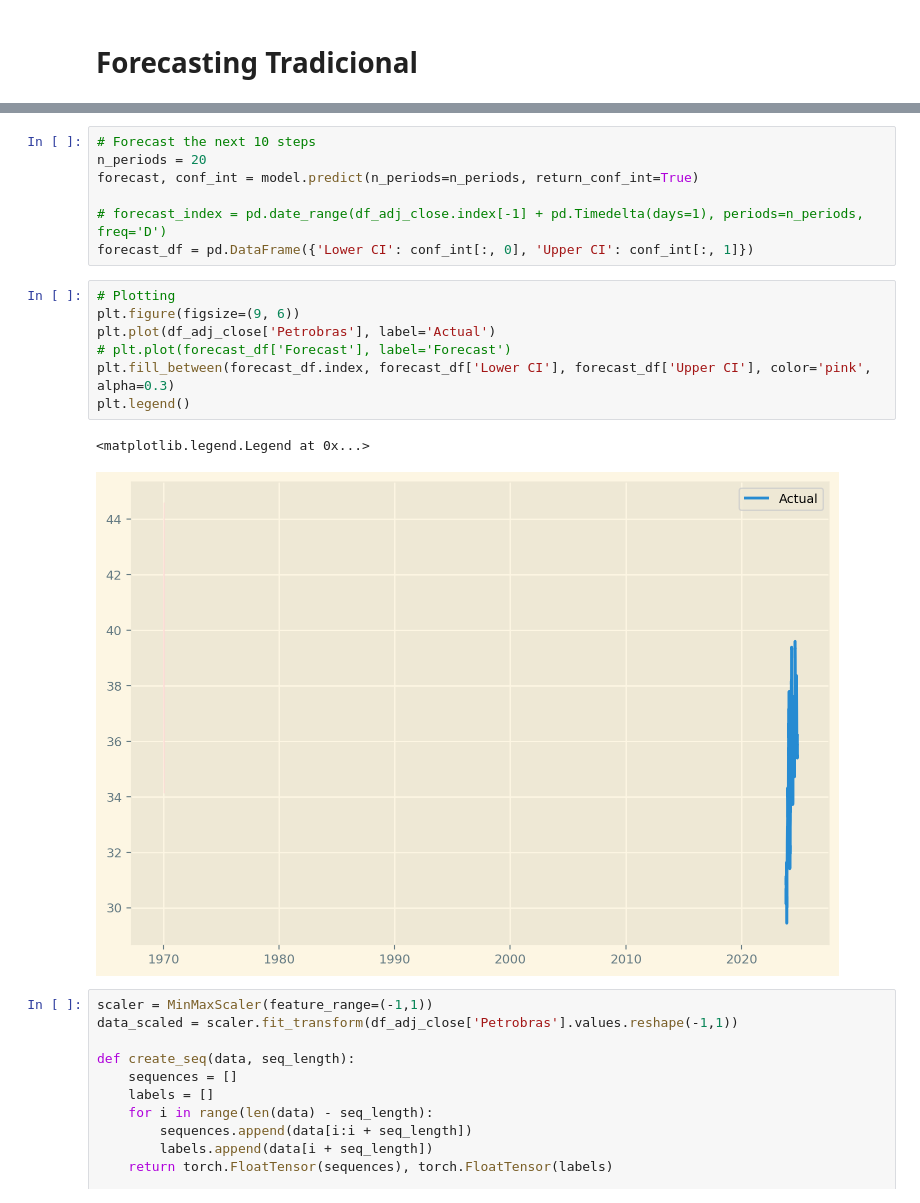
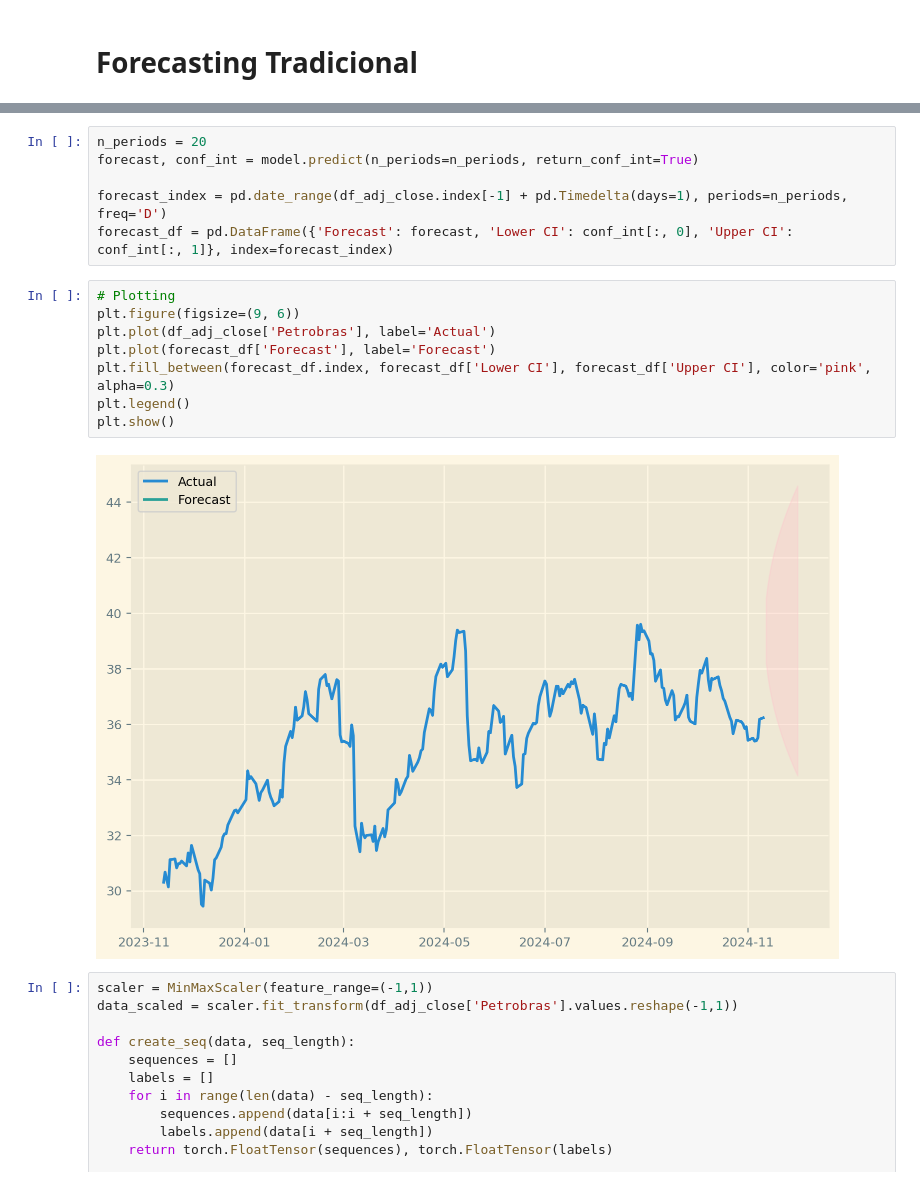
Before and after one commit to filmateus/Dados_Estatistica, a Jupyter notebook: strocks_market_analyses.ipynb, the cells around one changed output, grey strips where cells are left out. Drawn from its saved outputs; the diff is of its cells as text.

```diff
--- a/strocks_market_analyses.ipynb
+++ b/strocks_market_analyses.ipynb
@@ -477,22 +477,21 @@ Dep. Variable:                      y   No. Observations:                  201
 Warnings:
 [1] Covariance matrix calculated using the outer product of gradients (complex-step).
 # %%
-# Forecast the next 10 steps
 n_periods = 20
 forecast, conf_int = model.predict(n_periods=n_periods, return_conf_int=True)
 
-# forecast_index = pd.date_range(df_adj_close.index[-1] + pd.Timedelta(days=1), periods=n_periods, freq='D')
-forecast_df = pd.DataFrame({'Lower CI': conf_int[:, 0], 'Upper CI': conf_int[:, 1]})
+forecast_index = pd.date_range(df_adj_close.index[-1] + pd.Timedelta(days=1), periods=n_periods, freq='D')
+forecast_df = pd.DataFrame({'Forecast': forecast, 'Lower CI': conf_int[:, 0], 'Upper CI': conf_int[:, 1]}, index=forecast_index)
 # %%
 # Plotting
 plt.figure(figsize=(9, 6))
 plt.plot(df_adj_close['Petrobras'], label='Actual')
-# plt.plot(forecast_df['Forecast'], label='Forecast')
+plt.plot(forecast_df['Forecast'], label='Forecast')
 plt.fill_between(forecast_df.index, forecast_df['Lower CI'], forecast_df['Upper CI'], color='pink', alpha=0.3)
 plt.legend()
+plt.show()
 # %% [output]
-<matplotlib.legend.Legend at 0x...>
-[figure, old version]
+[figure, new version]
 # %%
 scaler = MinMaxScaler(feature_range=(-1,1))
 data_scaled = scaler.fit_transform(df_adj_close['Petrobras'].values.reshape(-1,1))
```
Also changed, not shown: parts of 5 cells of this notebook.
